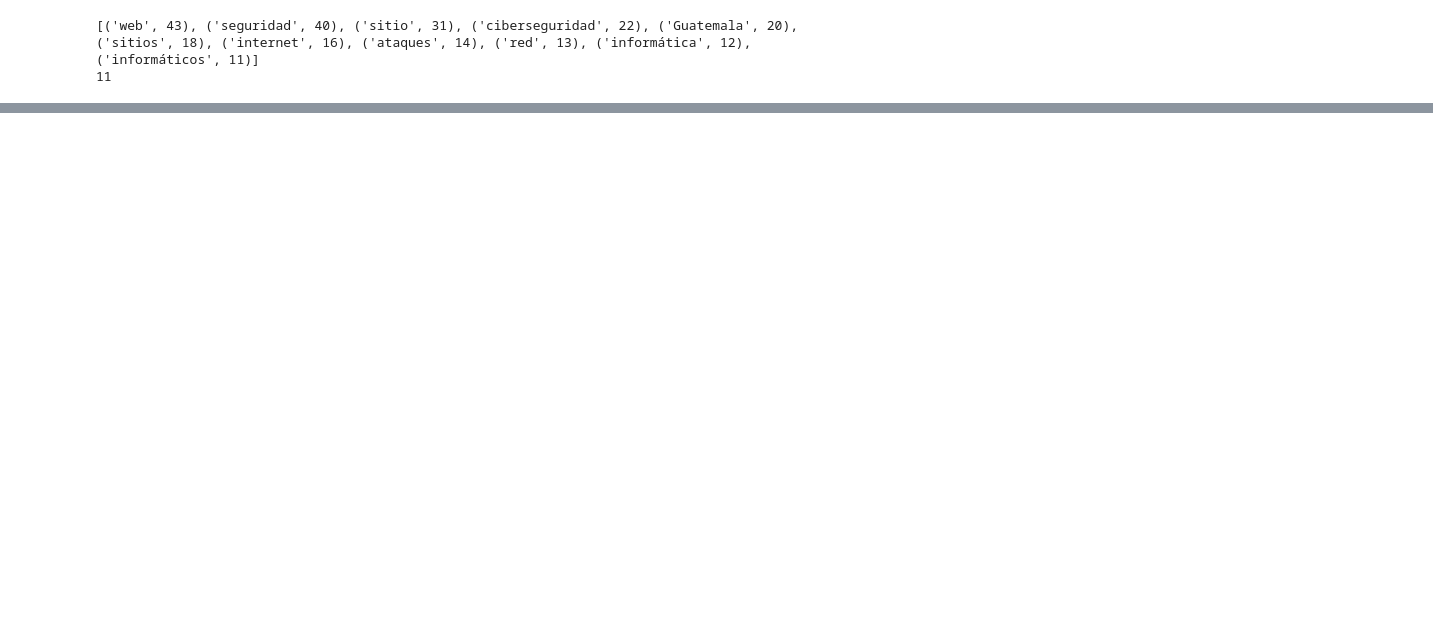
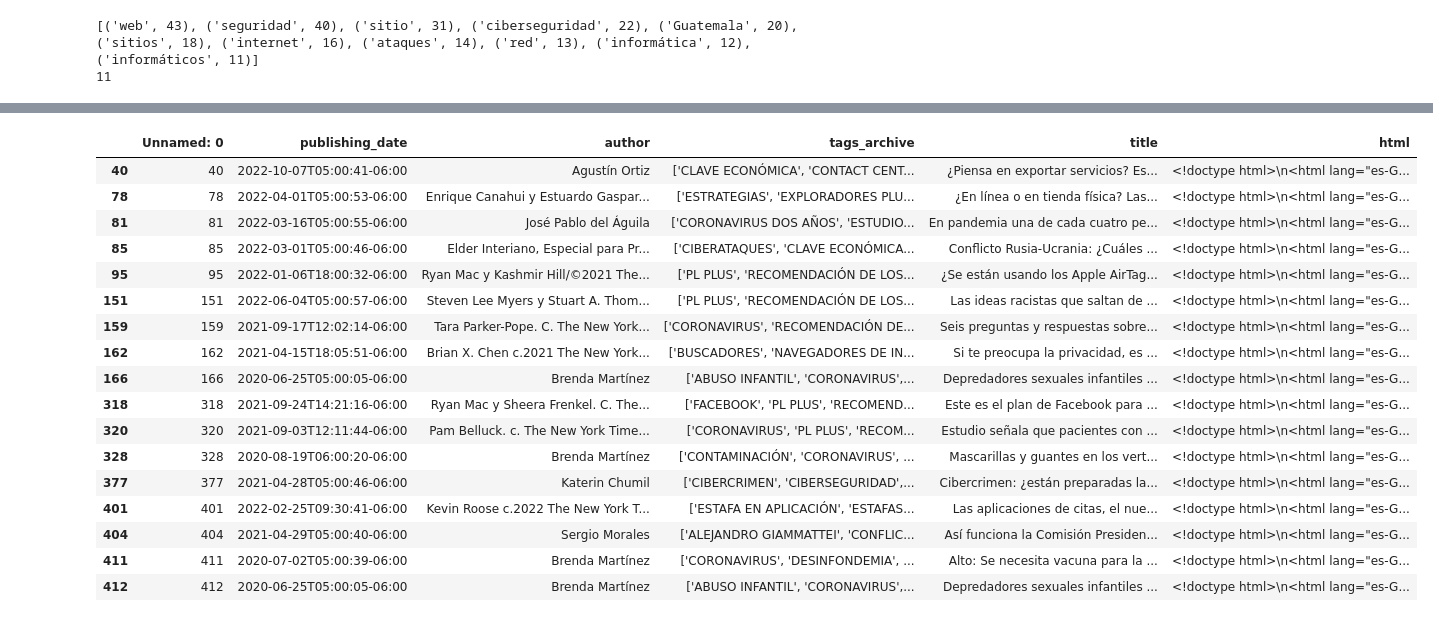
Before and after one commit to JeanPierreMR/PrensaLibre_scraping, a Jupyter notebook: dataCleaning.ipynb, the cells around one changed output, grey strips where cells are left out. Cells and saved outputs as stored; diff of their text form; code cells hidden in the pictures; blank space fills up the shorter version.

```diff
--- a/dataCleaning.ipynb
+++ b/dataCleaning.ipynb
@@ -140,9 +148,11 @@ print(len(commonGood))
 [('web', 43), ('seguridad', 40), ('sitio', 31), ('ciberseguridad', 22), ('Guatemala', 20), ('sitios', 18), ('internet', 16), ('ataques', 14), ('red', 13), ('informática', 12), ('informáticos', 11)]
 11
 # %%
+tags = []
 for i in df['tags_archive']:
     if i != "[]":
         print(i)
+        tags.append(i)
 # %% [output]
 ['CLAVE ECONÓMICA', 'CONTACT CENTER Y BPO', 'ECONOMÍA EN GUATEMALA', 'EXPORTACIÓN DE SERVICIOS', 'LO MÁS DESTACADO', 'LOGÍSTICA Y TRANSPORTE', 'PL PLUS', 'SERVICIOS RELATIVOS A CONOCIMIENTOS', 'TECNOL ...
 ['ESTRATEGIAS', 'EXPLORADORES PLUS', 'MARKETING', 'NEGOCIOS PLUS', 'PL PLUS']
@@ -161,3 +171,24 @@ for i in df['tags_archive']:
 ['ALEJANDRO GIAMMATTEI', 'CONFLICTIVIDAD', 'DERECHOS HUMANOS', 'EXPLORADORES PLUS']
 ['CORONAVIRUS', 'DESINFONDEMIA', 'PL PLUS', 'PLUS IMPRESO', 'RECOMENDACIÓN DE LOS EDITORES']
 ['ABUSO INFANTIL', 'CORONAVIRUS', 'DELITOS SEXUALES', 'PEDOFILIA', 'PL PLUS', 'PLUS IMPRESO', 'RECOMENDACIÓN DE LOS EDITORES']
+# %%
+df.loc[df['tags_archive'].isin(tags)]
+# %% [output]
+|  | Unnamed: 0 | publishing_date | author | tags_archive | title | html |
+| 40 | 40 | 2022-10-07T05:00:41-06:00 | Agustín Ortiz | ['CLAVE ECONÓMICA', 'CONTACT CENT... | ¿Piensa en exportar servicios? Es... | <!doctype html>\n<html lang="es-G... |
+| 78 | 78 | 2022-04-01T05:00:53-06:00 | Enrique Canahui y Estuardo Gaspar... | ['ESTRATEGIAS', 'EXPLORADORES PLU... | ¿En línea o en tienda física? Las... | <!doctype html>\n<html lang="es-G... |
+| 81 | 81 | 2022-03-16T05:00:55-06:00 | José Pablo del Águila | ['CORONAVIRUS DOS AÑOS', 'ESTUDIO... | En pandemia una de cada cuatro pe... | <!doctype html>\n<html lang="es-G... |
+| 85 | 85 | 2022-03-01T05:00:46-06:00 | Elder Interiano, Especial para Pr... | ['CIBERATAQUES', 'CLAVE ECONÓMICA... | Conflicto Rusia-Ucrania: ¿Cuáles ... | <!doctype html>\n<html lang="es-G... |
+| 95 | 95 | 2022-01-06T18:00:32-06:00 | Ryan Mac y Kashmir Hill/©2021 The... | ['PL PLUS', 'RECOMENDACIÓN DE LOS... | ¿Se están usando los Apple AirTag... | <!doctype html>\n<html lang="es-G... |
+| 151 | 151 | 2022-06-04T05:00:57-06:00 | Steven Lee Myers y Stuart A. Thom... | ['PL PLUS', 'RECOMENDACIÓN DE LOS... | Las ideas racistas que saltan de ... | <!doctype html>\n<html lang="es-G... |
+| 159 | 159 | 2021-09-17T12:02:14-06:00 | Tara Parker-Pope. C. The New York... | ['CORONAVIRUS', 'RECOMENDACIÓN DE... | Seis preguntas y respuestas sobre... | <!doctype html>\n<html lang="es-G... |
+| 162 | 162 | 2021-04-15T18:05:51-06:00 | Brian X. Chen c.2021 The New York... | ['BUSCADORES', 'NAVEGADORES DE IN... | Si te preocupa la privacidad, es ... | <!doctype html>\n<html lang="es-G... |
+| 166 | 166 | 2020-06-25T05:00:05-06:00 | Brenda Martínez | ['ABUSO INFANTIL', 'CORONAVIRUS',... | Depredadores sexuales infantiles ... | <!doctype html>\n<html lang="es-G... |
+| 318 | 318 | 2021-09-24T14:21:16-06:00 | Ryan Mac y Sheera Frenkel. C. The... | ['FACEBOOK', 'PL PLUS', 'RECOMEND... | Este es el plan de Facebook para ... | <!doctype html>\n<html lang="es-G... |
+| 320 | 320 | 2021-09-03T12:11:44-06:00 | Pam Belluck. c. The New York Time... | ['CORONAVIRUS', 'PL PLUS', 'RECOM... | Estudio señala que pacientes con ... | <!doctype html>\n<html lang="es-G... |
+| 328 | 328 | 2020-08-19T06:00:20-06:00 | Brenda Martínez | ['CONTAMINACIÓN', 'CORONAVIRUS', ... | Mascarillas y guantes en los vert... | <!doctype html>\n<html lang="es-G... |
+| 377 | 377 | 2021-04-28T05:00:46-06:00 | Katerin Chumil | ['CIBERCRIMEN', 'CIBERSEGURIDAD',... | Cibercrimen: ¿están preparadas la... | <!doctype html>\n<html lang="es-G... |
+| 401 | 401 | 2022-02-25T09:30:41-06:00 | Kevin Roose c.2022 The New York T... | ['ESTAFA EN APLICACIÓN', 'ESTAFAS... | Las aplicaciones de citas, el nue... | <!doctype html>\n<html lang="es-G... |
+| 404 | 404 | 2021-04-29T05:00:40-06:00 | Sergio Morales | ['ALEJANDRO GIAMMATTEI', 'CONFLIC... | Así funciona la Comisión Presiden... | <!doctype html>\n<html lang="es-G... |
+| 411 | 411 | 2020-07-02T05:00:39-06:00 | Brenda Martínez | ['CORONAVIRUS', 'DESINFONDEMIA', ... | Alto: Se necesita vacuna para la ... | <!doctype html>\n<html lang="es-G... |
+| 412 | 412 | 2020-06-25T05:00:05-06:00 | Brenda Martínez | ['ABUSO INFANTIL', 'CORONAVIRUS',... | Depredadores sexuales infantiles ... | <!doctype html>\n<html lang="es-G... |
```
Also changed, not shown: parts of 9 cells of this notebook.
